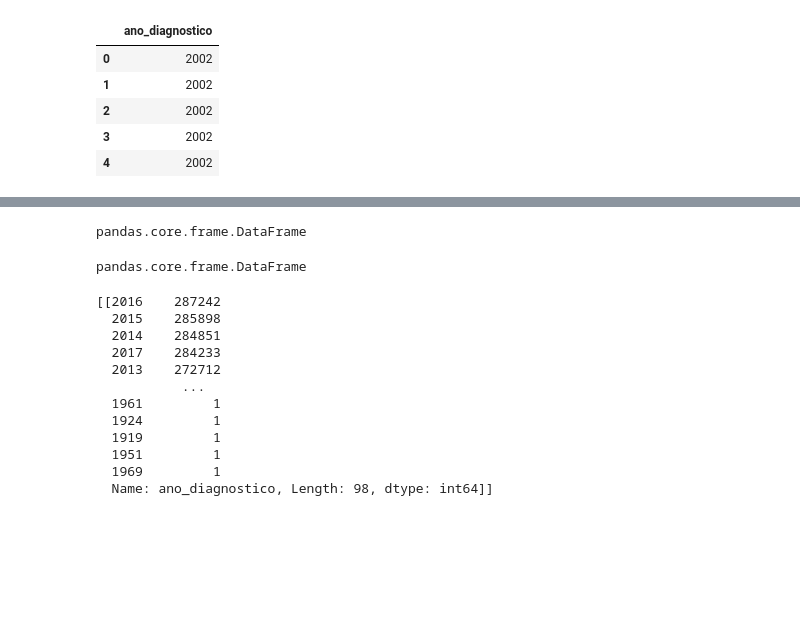
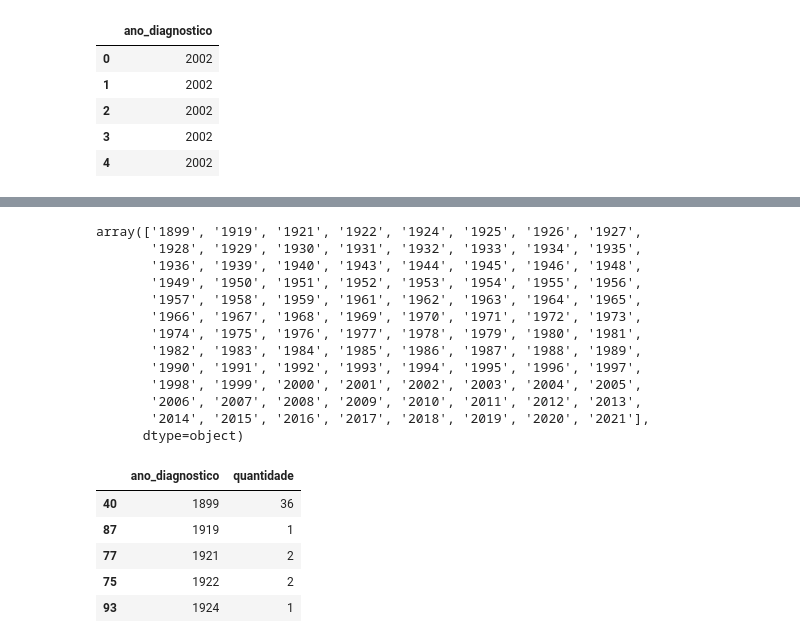
Before and after one commit to AnaPaulaPAraujo/analise_dados_cancer_brasil, a Jupyter notebook: Etapa 2/análise_etapa2.ipynb, the cells around one changed output, grey strips where cells are left out. Drawn from its saved outputs; the diff is of its cells as text; code cells hidden in the pictures; blank space fills up the shorter version.

```diff
--- a/Etapa 2/análise_etapa2.ipynb
+++ b/Etapa 2/análise_etapa2.ipynb
@@ -421,26 +434,30 @@ gf_ano2 = gf_ano1.dropna()
-# %%
-type(gf_ano2)
-# %% [output]
-pandas.core.frame.DataFrame
 # %%
 gf_ano3 = gf_ano2.sort_values(by= ['ano_diagnostico'])
-type(gf_ano3)
+gf_ano3.ano_diagnostico.unique()
 # %% [output]
-pandas.core.frame.DataFrame
+array(['1899', '1919', '1921', '1922', '1924', '1925', '1926', '1927',
+       '1928', '1929', '1930', '1931', '1932', '1933', '1934', '1935',
+       '1936', '1939', '1940', '1943', '1944', '1945', '1946', '1948',
+       '1949', '1950', '1951', '1952', '1953', '1954', '1955', '1956',
+       '1957', '1958', '1959', '1961', '1962', '1963', '1964', '1965',
+       '1966', '1967', '1968', '1969', '1970', '1971', '1972', '1973',
+       '1974', '1975', '1976', '1977', '1978', '1979', '1980', '1981',
+       '1982', '1983', '1984', '1985', '1986', '1987', '1988', '1989',
+       '1990', '1991', '1992', '1993', '1994', '1995', '1996', '1997',
+       '1998', '1999', '2000', '2001', '2002', '2003', '2004', '2005',
+       '2006', '2007', '2008', '2009', '2010', '2011', '2012', '2013',
+       '2014', '2015', '2016', '2017', '2018', '2019', '2020', '2021'],
+      dtype=object)
 # %%
-quantidade_ano = [[gf_ano3['ano_diagnostico'].value_counts()]]
-quantidade_ano
+quantidade_ano = gf_ano3['ano_diagnostico'].value_counts().to_frame().reset_index()
+quantidade_ano.columns = ['ano_diagnostico', 'quantidade']
+quantidade_ano2 = quantidade_ano.sort_values(by = 'ano_diagnostico')
+quantidade_ano2.head()
 # %% [output]
-[[2016    287242
-  2015    285898
-  2014    284851
-  2017    284233
-  2013    272712
-           ...
-  1961         1
-  1924         1
-  1919         1
-  1951         1
-  1969         1
-  Name: ano_diagnostico, Length: 98, dtype: int64]]
+|  | ano_diagnostico | quantidade |
+| 40 | 1899 | 36 |
+| 87 | 1919 | 1 |
+| 77 | 1921 | 2 |
+| 75 | 1922 | 2 |
+| 93 | 1924 | 1 |
 # %%
```
Also changed, not shown: parts of 28 cells of this notebook.
